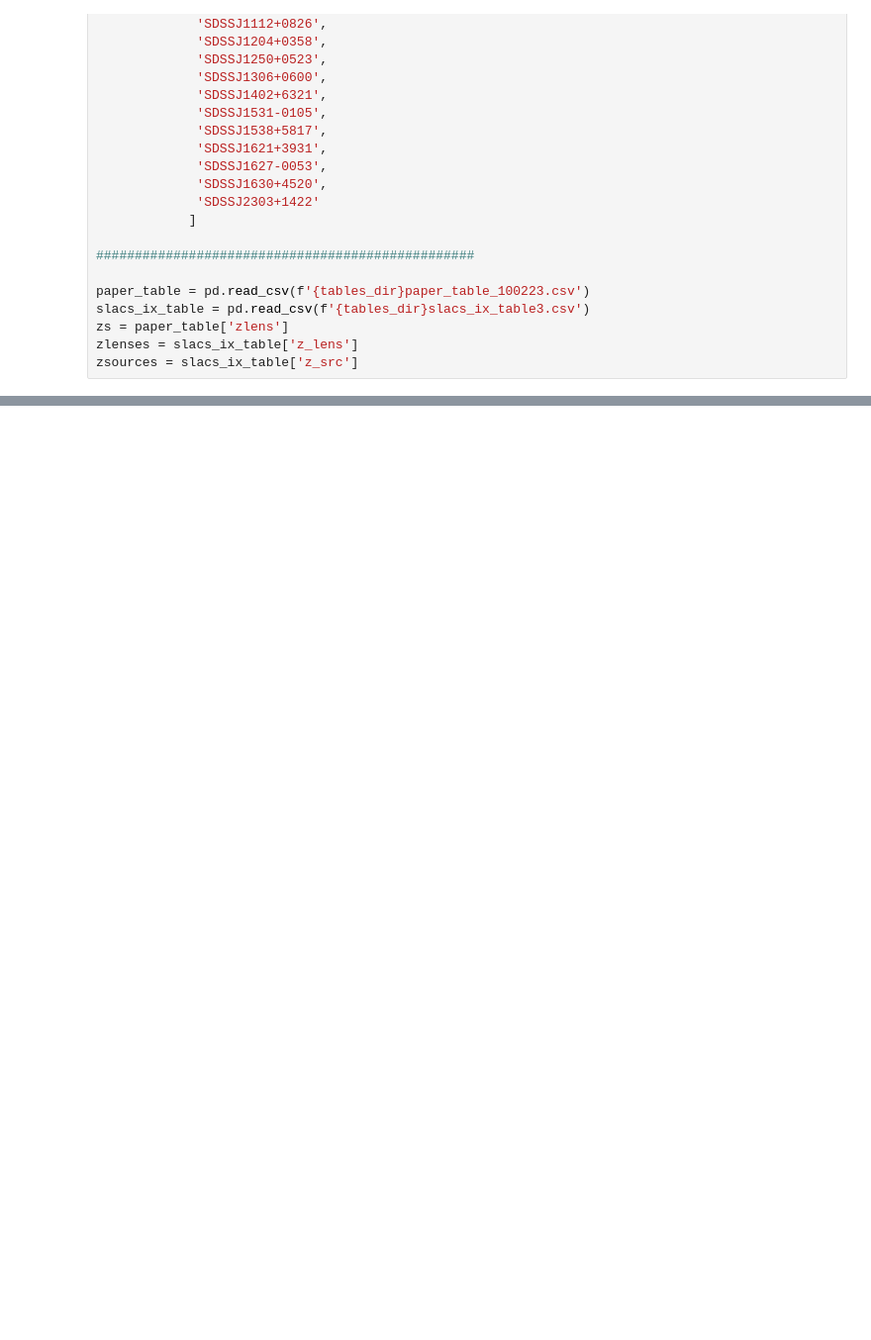
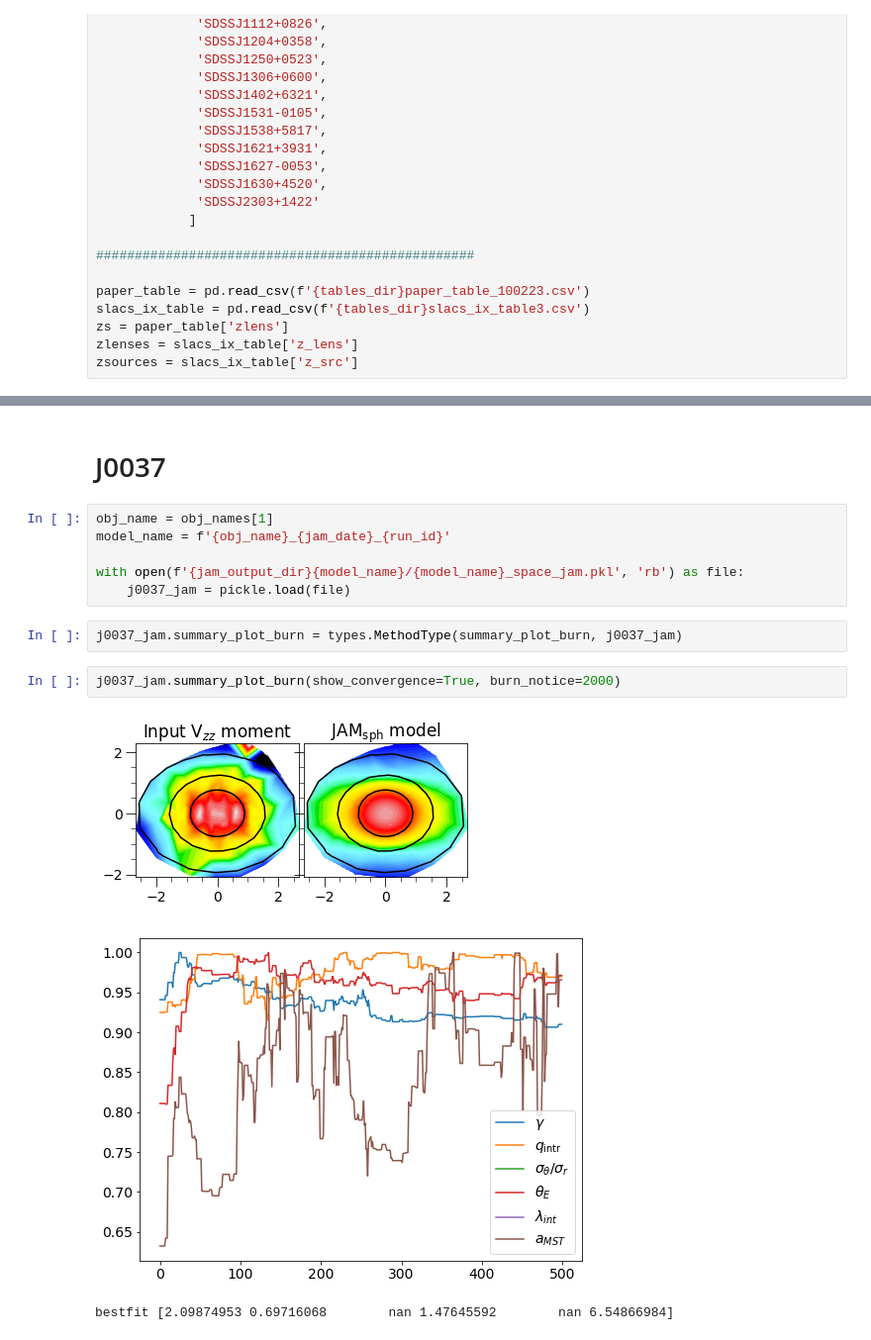
Before and after one commit to shawnknabel/slacs_kinematics_jam_modeling, a Jupyter notebook: jupyter_notebooks/jampy/013124_testing_space_jam_class_on_multiple_objects.ipynb, the cells around one changed output, grey strips where cells are left out. Shown at 99% size. Drawn from its saved outputs; the diff is of its cells as text; blank space fills up the shorter version.

```diff
--- a/jupyter_notebooks/jampy/013124_testing_space_jam_class_on_multiple_objects.ipynb
+++ b/jupyter_notebooks/jampy/013124_testing_space_jam_class_on_multiple_objects.ipynb
@@ -199,0 +263,16 @@ Mean prior values are  [2.0, 0.74, 0.9, 1.0, 0.5, 7]
+# %% [markdown]
+# J0037
+# %%
+obj_name = obj_names[1]
+model_name = f'{obj_name}_{jam_date}_{run_id}'
+
+with open(f'{jam_output_dir}{model_name}/{model_name}_space_jam.pkl', 'rb') as file:
+    j0037_jam = pickle.load(file)
+# %%
+j0037_jam.summary_plot_burn = types.MethodType(summary_plot_burn, j0037_jam)
+# %%
+j0037_jam.summary_plot_burn(show_convergence=True, burn_notice=2000)
+# %% [output]
+[figure, added]
+[figure, added]
+bestfit [2.09874953 0.69716068        nan 1.47645592        nan 6.54866984]
```
Also changed, not shown: parts of 18 cells of this notebook, 6 other files.
